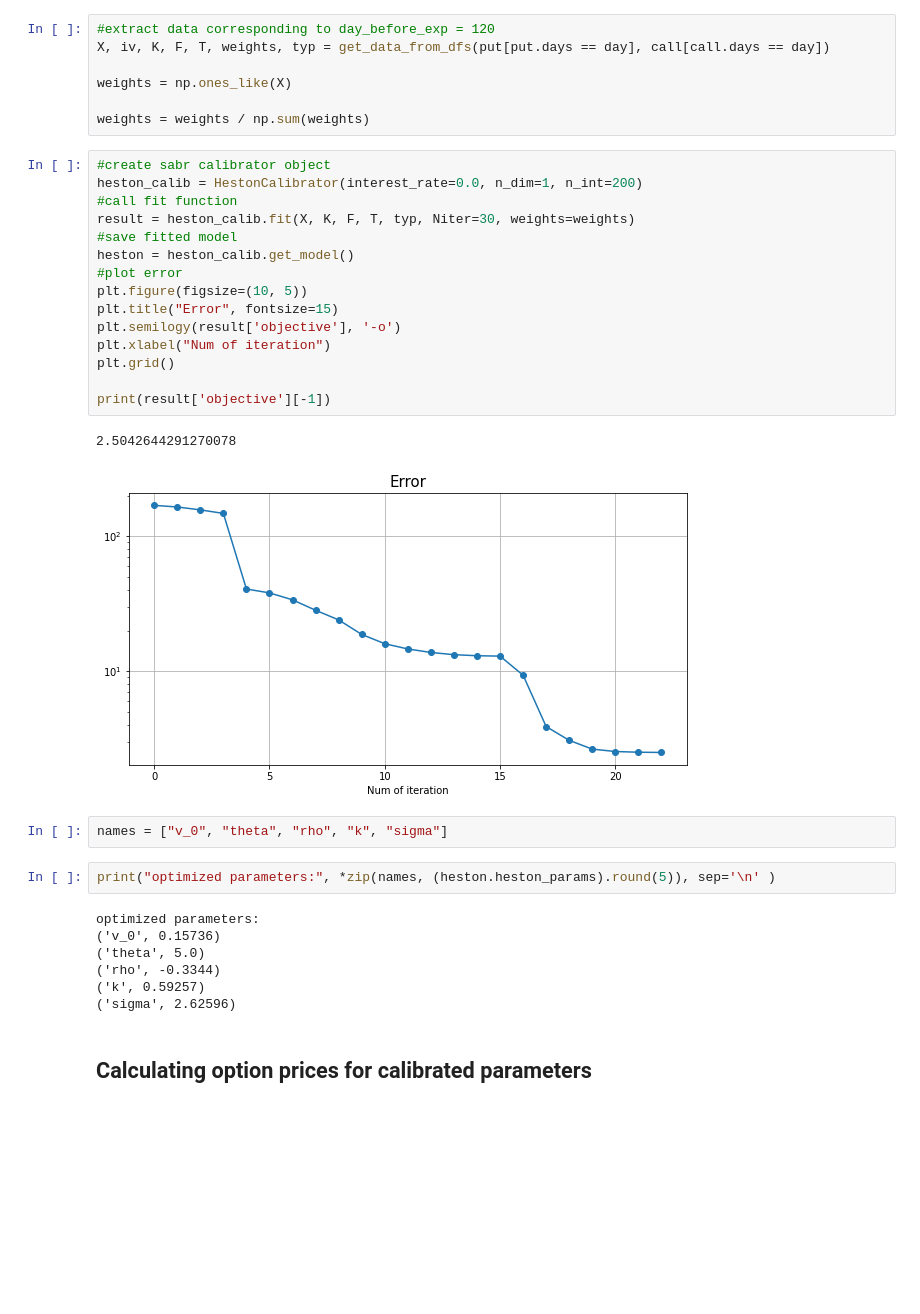
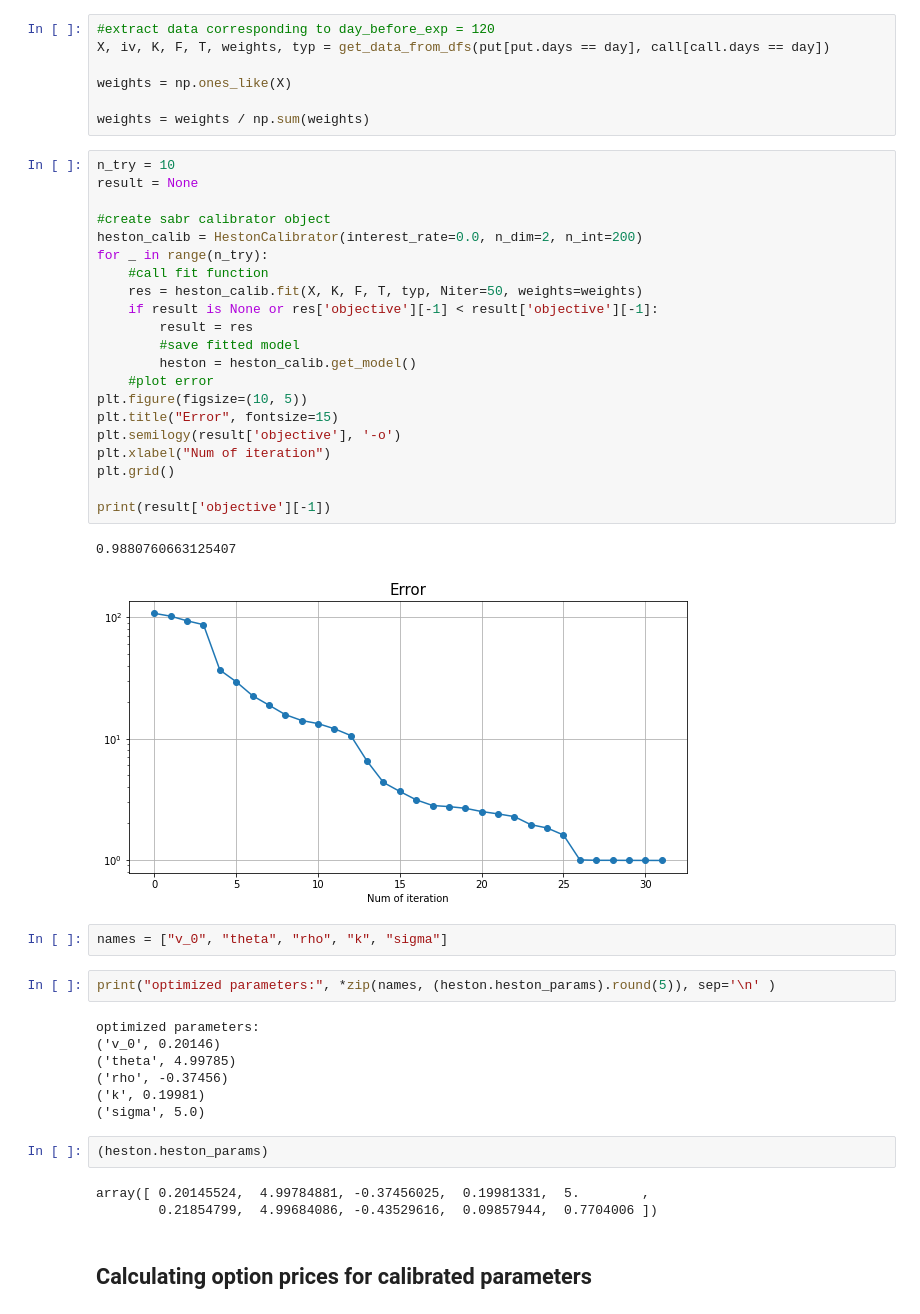
Before and after one commit to dolmatovas/CryptoOptionCalibration, a Jupyter notebook: heston calibration.ipynb, the cells around one changed output. Cells and saved outputs as stored; diff of their text form; blank space fills up the shorter version.

Commit message:
update slides, add multidim heston model

```diff
--- a/heston calibration.ipynb
+++ b/heston calibration.ipynb
@@ -355,34 +355,45 @@ weights = np.ones_like(X)
 
 weights = weights / np.sum(weights)
 # %%
+n_try = 10
+result = None
+
 #create sabr calibrator object
-heston_calib = HestonCalibrator(interest_rate=0.0, n_dim=1, n_int=200)
-#call fit function
-result = heston_calib.fit(X, K, F, T, typ, Niter=30, weights=weights)
-#save fitted model
-heston = heston_calib.get_model()
-#plot error
+heston_calib = HestonCalibrator(interest_rate=0.0, n_dim=2, n_int=200)
+for _ in range(n_try):
+    #call fit function
+    res = heston_calib.fit(X, K, F, T, typ, Niter=50, weights=weights)
+    if result is None or res['objective'][-1] < result['objective'][-1]:
+        result = res
+        #save fitted model
+        heston = heston_calib.get_model()
+    #plot error
 plt.figure(figsize=(10, 5))
 plt.title("Error", fontsize=15)
 plt.semilogy(result['objective'], '-o')
 plt.xlabel("Num of iteration")
 plt.grid()
 
 print(result['objective'][-1])
 # %% [output]
-2.5042644291270078
+0.9880760663125407
-[figure, old version]
+[figure, new version]
 # %%
 names = ["v_0", "theta", "rho", "k", "sigma"]
 # %%
 print("optimized parameters:", *zip(names, (heston.heston_params).round(5)), sep='\n' )
 # %% [output]
 optimized parameters:
-('v_0', 0.15736)
-('theta', 5.0)
-('rho', -0.3344)
-('k', 0.59257)
-('sigma', 2.62596)
+('v_0', 0.20146)
+('theta', 4.99785)
+('rho', -0.37456)
+('k', 0.19981)
+('sigma', 5.0)
+# %%
+(heston.heston_params)
+# %% [output]
+array([ 0.20145524,  4.99784881, -0.37456025,  0.19981331,  5.        ,
+        0.21854799,  4.99684086, -0.43529616,  0.09857944,  0.7704006 ])
 # %% [markdown]
 ## Calculating option prices for calibrated parameters
 # %%
```
Also changed, not shown: parts of 7 cells of this notebook, 3 other files.
